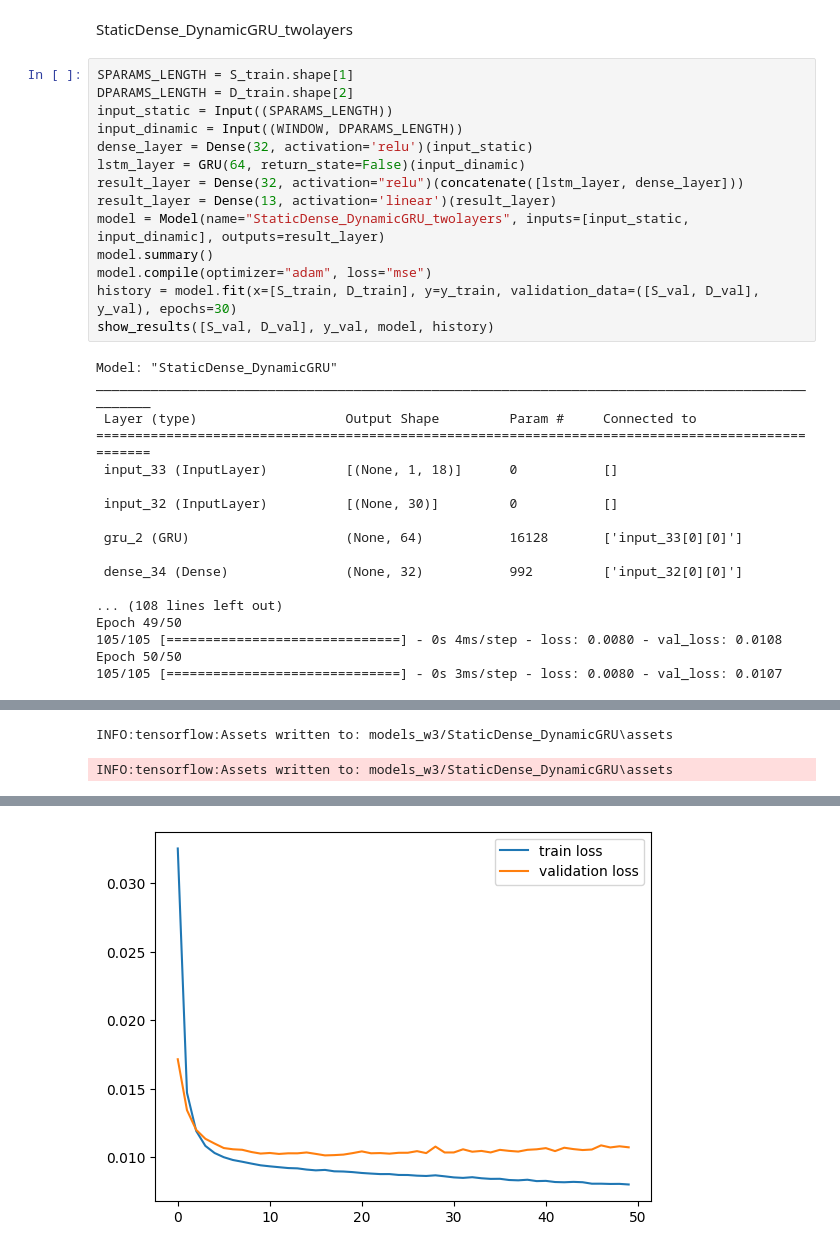
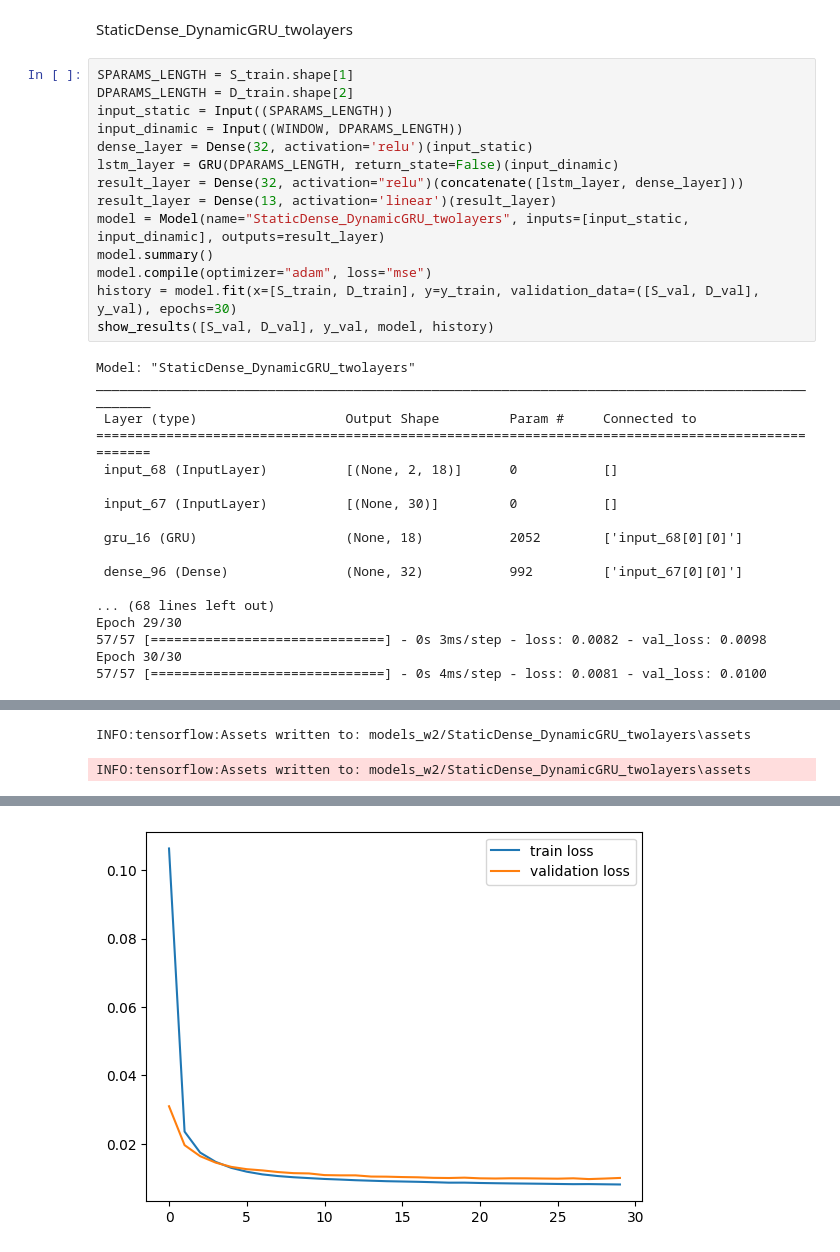
Before and after one commit to geniusserg/CovidPredict, a Jupyter notebook: ml_improved_window2.ipynb, the cells around one changed output, grey strips where cells are left out. Cells and saved outputs as stored; diff of their text form.

```diff
--- a/ml_improved_window2.ipynb
+++ b/ml_improved_window2.ipynb
@@ -1434,7 +1385,7 @@ DPARAMS_LENGTH = D_train.shape[2]
 input_static = Input((SPARAMS_LENGTH))
 input_dinamic = Input((WINDOW, DPARAMS_LENGTH))
 dense_layer = Dense(32, activation='relu')(input_static)
-lstm_layer = GRU(64, return_state=False)(input_dinamic)
+lstm_layer = GRU(DPARAMS_LENGTH, return_state=False)(input_dinamic)
 result_layer = Dense(32, activation="relu")(concatenate([lstm_layer, dense_layer]))
 result_layer = Dense(13, activation='linear')(result_layer)
 model = Model(name="StaticDense_DynamicGRU_twolayers", inputs=[input_static, input_dinamic], outputs=result_layer)
@@ -1443,20 +1394,20 @@ model.compile(optimizer="adam", loss="mse")
 history = model.fit(x=[S_train, D_train], y=y_train, validation_data=([S_val, D_val], y_val), epochs=30)
 show_results([S_val, D_val], y_val, model, history)
 # %% [output]
-Model: "StaticDense_DynamicGRU"
+Model: "StaticDense_DynamicGRU_twolayers"
 __________________________________________________________________________________________________
  Layer (type)                   Output Shape         Param #     Connected to
 ==================================================================================================
- input_33 (InputLayer)          [(None, 1, 18)]      0           []
+ input_68 (InputLayer)          [(None, 2, 18)]      0           []
 
- input_32 (InputLayer)          [(None, 30)]         0           []
+ input_67 (InputLayer)          [(None, 30)]         0           []
 
- gru_2 (GRU)                    (None, 64)           16128       ['input_33[0][0]']
+ gru_16 (GRU)                   (None, 18)           2052        ['input_68[0][0]']
 
- dense_34 (Dense)               (None, 32)           992         ['input_32[0][0]']
+ dense_96 (Dense)               (None, 32)           992         ['input_67[0][0]']
 
-... (108 lines left out)
-Epoch 49/50
-105/105 [==============================] - 0s 4ms/step - loss: 0.0080 - val_loss: 0.0108
-Epoch 50/50
-105/105 [==============================] - 0s 3ms/step - loss: 0.0080 - val_loss: 0.0107
+... (68 lines left out)
+Epoch 29/30
+57/57 [==============================] - 0s 3ms/step - loss: 0.0082 - val_loss: 0.0098
+Epoch 30/30
+57/57 [==============================] - 0s 4ms/step - loss: 0.0081 - val_loss: 0.0100
@@ -1464,3 +1415,3 @@ WARNING:absl:Found untraced functions such as gru_cell_2_layer_call_fn, gru_cell
-INFO:tensorflow:Assets written to: models_w3/StaticDense_DynamicGRU\assets
+INFO:tensorflow:Assets written to: models_w2/StaticDense_DynamicGRU_twolayers\assets
-INFO:tensorflow:Assets written to: models_w3/StaticDense_DynamicGRU\assets
+INFO:tensorflow:Assets written to: models_w2/StaticDense_DynamicGRU_twolayers\assets
 |  | Температура_dinam_fact | Лимфоциты#_dinam_fact | АСТ_dinam_fact | ЧСС_dinam_fact | ЧДД_dinam_fact | ... |
@@ -1469 +1420 @@ INFO:tensorflow:Assets written to: models_w3/StaticDense_DynamicGRU\assets
-[figure, old version]
+[figure, new version]
```
Also changed, not shown: parts of 49 cells of this notebook.
